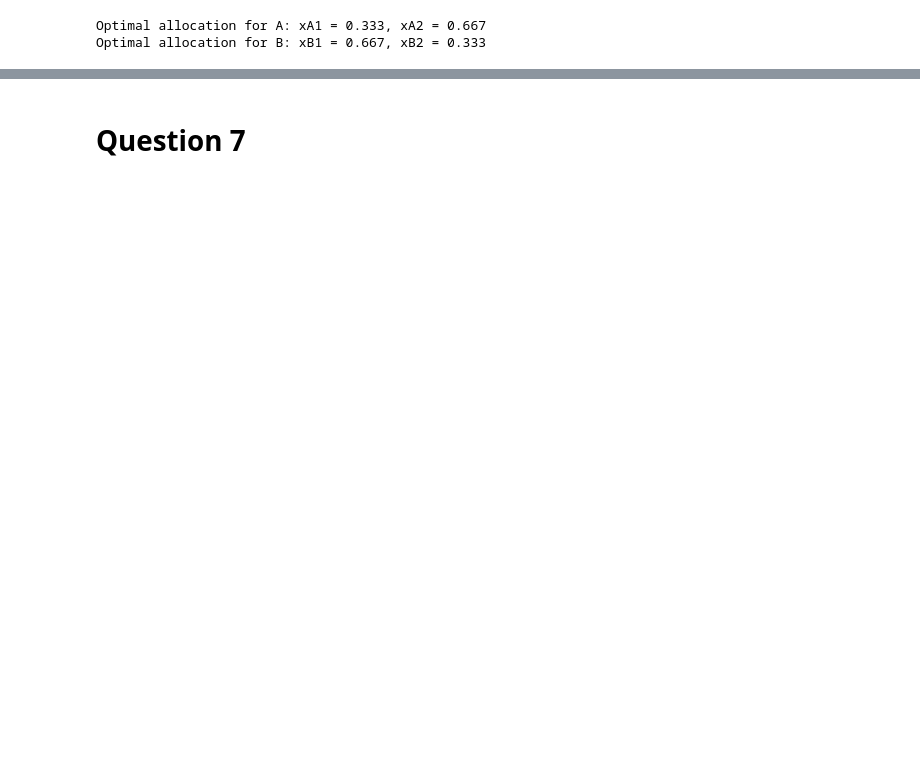
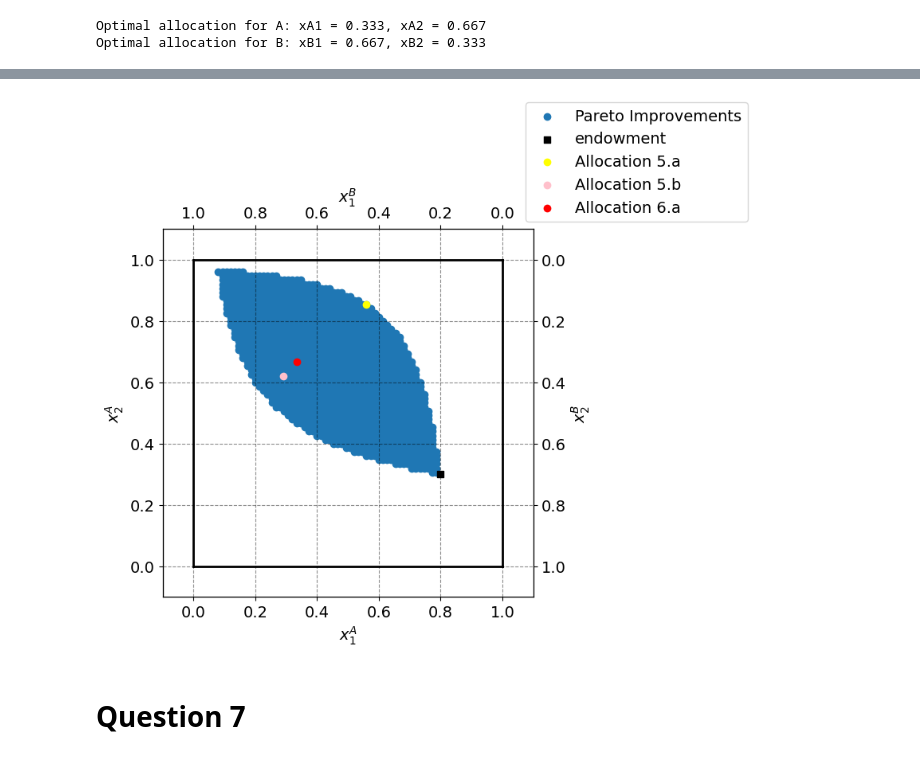
Before and after one commit to NumEconCopenhagen/projects-2024-sarah-og-pernille, a Jupyter notebook: inauguralproject/inauguralproject.ipynb, the cells around one changed output, grey strips where cells are left out. Drawn from its saved outputs; the diff is of its cells as text; code cells hidden in the pictures; blank space fills up the shorter version.

```diff
--- a/inauguralproject/inauguralproject.ipynb
+++ b/inauguralproject/inauguralproject.ipynb
@@ -301,8 +265,6 @@ We define the utility function for A. Then we define a constraint. This is to en
 We now make an optimization by using the minimize from scipy.optimize. This function finds the optimal allocation of good 1 and good 2 for consumer A by minimizing the negative utility function for A under the constraints.
 Then we print the optimal allocation for A and the corresponding utility.
 # %%
-#Question 5.b
-
 # Define utility function for A
 def utility_A(x):
     return -model.utility_A(x[0], x[1])  # Minimize negative utility for maximization
@@ -324,13 +286,13 @@ constraint_dict = {'type': 'ineq', 'fun': constraint}
 result = minimize(utility_A, x0, bounds=bounds, constraints=constraint_dict)
 
 # Extract optimal allocation for A
-optimal_xA1, optimal_xA2 = result.x
+optimal_x1A_5B, optimal_x2A_5B = result.x
 
 # Calculate utility for A
 max_utility = -result.fun
 
 print("Optimal allocation for A:")
-print(f"x1A: {optimal_xA1:.3f}, x2A: {optimal_xA2:.3f}")
+print(f"x1A: {optimal_x1A_5B:.3f}, x2A: {optimal_x2A_5B:.3f}")
 print(f"Utility for A: {max_utility:.3f}")
 # %% [output]
 Optimal allocation for A:
@@ -343,6 +305,5 @@ In 6.a we will find the allocation if A's and B's consumption are chosen by a ut
 We will use the same method as in 5.b, but with the new maximization function.
 # %%
-#Question 6A
 # Define the utility function to maximize aggregate utility
 def utility(x):
     return -model.utility_A(x[0], x[1]) - model.utility_B(1 - x[0], 1 - x[1])
@@ -357,13 +318,13 @@ bounds = [(0, 1), (0, 1)]
 result = minimize(utility, x0, bounds=bounds)
 
 # Extract optimal allocation for A and B
-optimal_xA1, optimal_xA2 = result.x
-optimal_xB1 = 1 - optimal_xA1
-optimal_xB2 = 1 - optimal_xA2
+optimal_x1A_6A, optimal_x2A_6A = result.x
+optimal_x1B_6A = 1 - optimal_x1A_6A
+optimal_x2B_6A = 1 - optimal_x2A_6A
 
 # Print the results
-print(f"Optimal allocation for A: xA1 = {optimal_xA1:.3f}, xA2 = {optimal_xA2:.3f}")
-print(f"Optimal allocation for B: xB1 = {optimal_xB1:.3f}, xB2 = {optimal_xB2:.3f}")
+print(f"Optimal allocation for A: xA1 = {optimal_x1A_6A:.3f}, xA2 = {optimal_x2A_6A:.3f}")
+print(f"Optimal allocation for B: xB1 = {optimal_x1B_6A:.3f}, xB2 = {optimal_x2B_6A:.3f}")
 # %% [output]
 Optimal allocation for A: xA1 = 0.333, xA2 = 0.667
 Optimal allocation for B: xB1 = 0.667, xB2 = 0.333
@@ -386,2 +333,70 @@ plt.show()
+# %%
+par = model.par
+
+# a. total endowment
+w1bar = 1.0
+w2bar = 1.0
+
+# b. figure set up
+fig = plt.figure(frameon=False,figsize=(6,6), dpi=100)
+ax_A = fig.add_subplot(1, 1, 1)
+
+ax_A.set_xlabel("$x_1^A$")
+ax_A.set_ylabel("$x_2^A$")
+
+temp = ax_A.twinx()
+temp.set_ylabel("$x_2^B$")
+ax_B = temp.twiny()
+ax_B.set_xlabel("$x_1^B$")
+ax_B.invert_xaxis()
+ax_B.invert_yaxis()
+
+# We create two empty lists to store valid combinations
+valid_x1A = []
+valid_x2A = []
+
+# Set N
+N = 75
+
+# We iterate through the possible combinations of xA1 and xA2
+for x1A in np.linspace(0, 1, N+1):
+    for x2A in np.linspace(0, 1, N+1):
+        x1B = 1 - x1A
+        x2B = 1 - x2A
+
+        # Check conditions
+        if model.utility_A(x1A, x2A) >= model.utility_A(par.w1A, par.w2A) and model.utility_B(x1B, x2B) >= model.utility_B(1 - par.w1A, 1 - par.w2A):
+            valid_x1A.append(x1A)
+            valid_x2A.append(x2A)
+
+# Plot the Edgeworth box
+ax_A.scatter(valid_x1A, valid_x2A, label='Pareto Improvements')
+
+
+# A
+ax_A.scatter(par.w1A,par.w2A,marker='s', color='black', label='endowment')
+ax_A.scatter(optimal_x1A_5A,optimal_x2A_5A, color='yellow', label='Allocation 5.a')
+ax_A.scatter(optimal_x1A_5B,optimal_x2A_5B, color='pink', label='Allocation 5.b')
+ax_A.scatter(optimal_x1A_6A,optimal_x2A_6A, color='red', label='Allocation 6.a')
+
+
+optimal_x1A = []
+optimal_x2A = []
+
+
+# limits
+ax_A.plot([0,w1bar],[0,0],lw=2,color='black')
+ax_A.plot([0,w1bar],[w2bar,w2bar],lw=2,color='black')
+ax_A.plot([0,0],[0,w2bar],lw=2,color='black')
+ax_A.plot([w1bar,w1bar],[0,w2bar],lw=2,color='black')
+
+ax_A.set_xlim([-0.1, w1bar + 0.1])
+ax_A.set_ylim([-0.1, w2bar + 0.1])
+ax_B.set_xlim([w1bar + 0.1, -0.1])
+ax_B.set_ylim([w2bar + 0.1, -0.1])
+
+ax_A.legend(frameon=True,loc='lower right',bbox_to_anchor=(1.6,1.0));
+# %% [output]
+[figure, added]
 # %% [markdown]
 # Question 7
```
Also changed, not shown: parts of 25 cells of this notebook.
